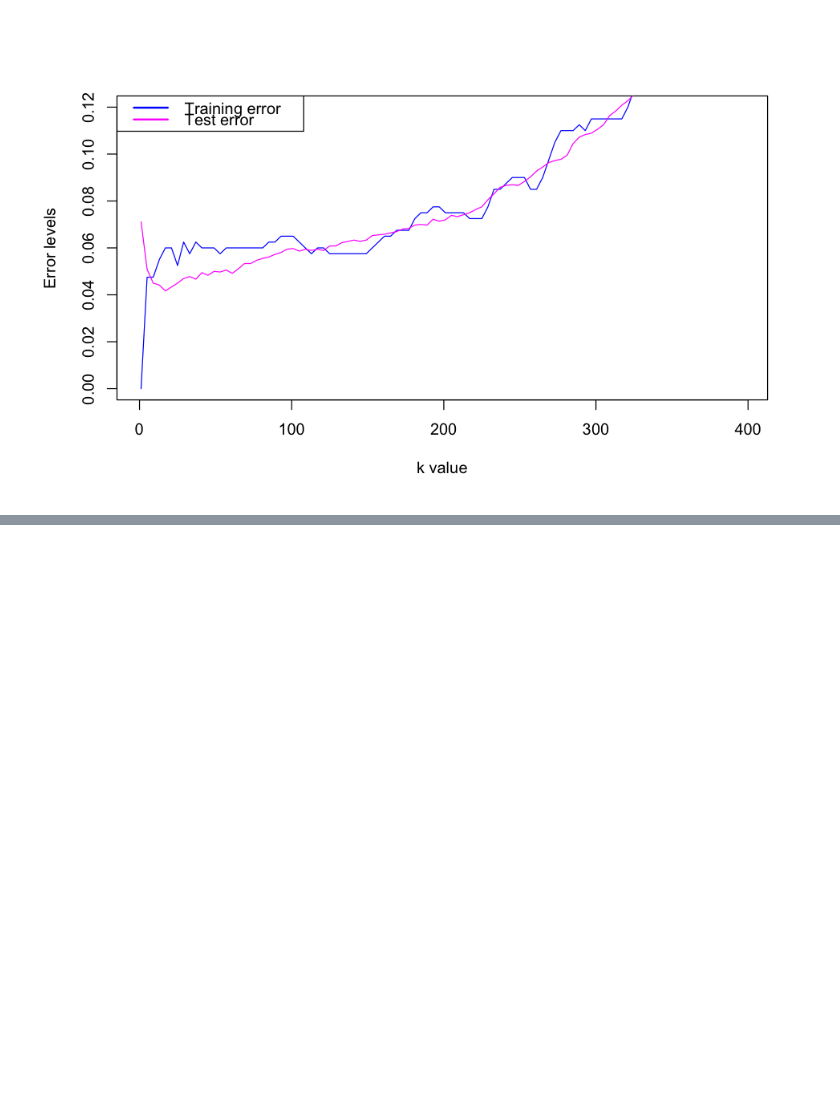
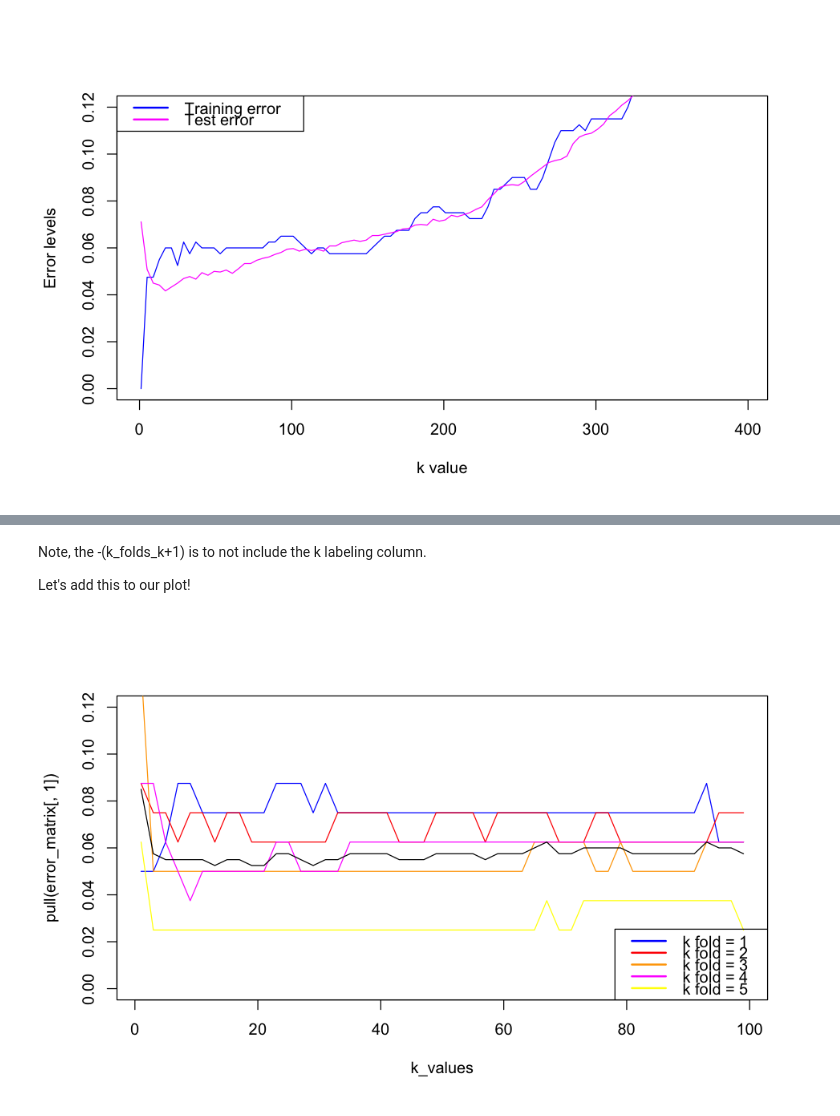
Before and after one commit to jnaiman/is542_spring2020, a Jupyter notebook: week15/prep_knn_to_CV_part1.ipynb, the cells around one changed output, grey strips where cells are left out. Saved outputs shown, nothing was run; the diff lists cells and outputs as text; code cells hidden in the pictures; blank space fills up the shorter version.

```diff
--- a/week15/prep_knn_to_CV_part1.ipynb
+++ b/week15/prep_knn_to_CV_part1.ipynb
@@ -277,0 +448,21 @@ So, in this example, we had the background model and used it to generate the TES
+# %%
+cv_mean = rowMeans(error_matrix[-(k_folds_k+1)])
+# %% [markdown]
+Note, the -(k_folds_k+1) is to not include the k labeling column.
+
+Let's add this to our plot!
+# %%
+# Orig plot:
+plot(k_values, pull(error_matrix[,1]), type='l', col=color[1], ylim=c(0.0, 0.12)) # plot the first one
+
+# now do all the remaining folds, add to legend
+for(i in 2:k_folds_k){
+  lines(k_values, pull(error_matrix[,i]), col=color[i])
+}
+
+legend("bottomright", lnames, col=color, lwd=2)
+
+# overplot the row mean across all folds
+lines(k_values, cv_mean, col='black')
+# %% [output]
+[figure, added]
```
Also changed, not shown: parts of 37 cells of this notebook, 2 other files.
